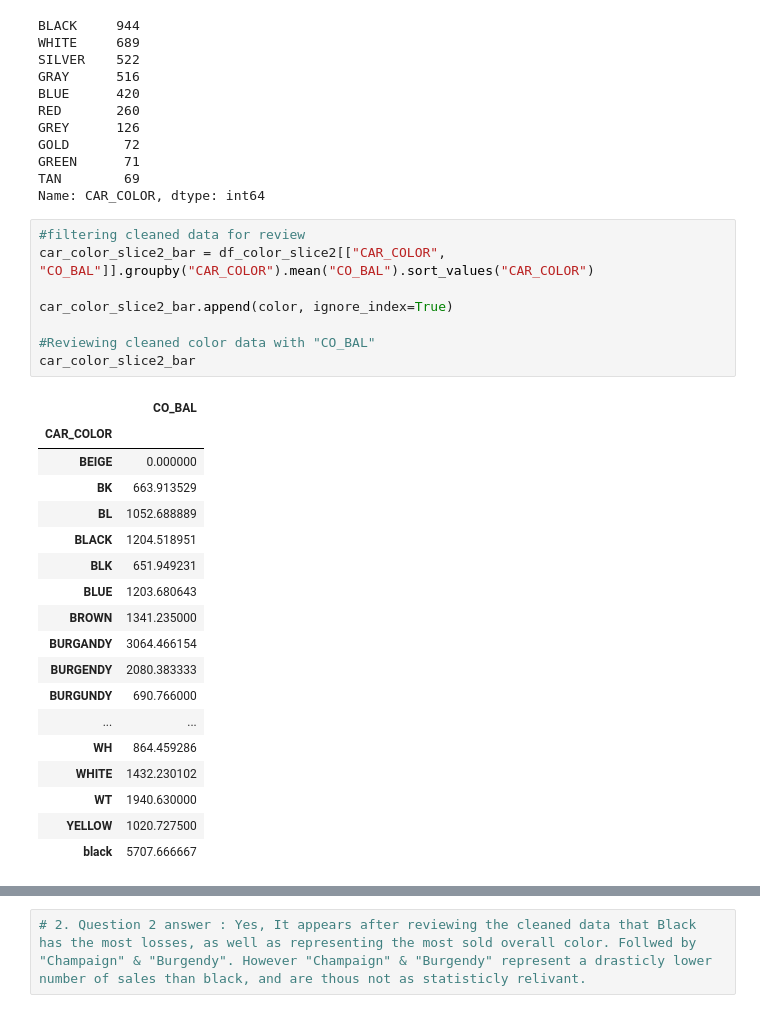
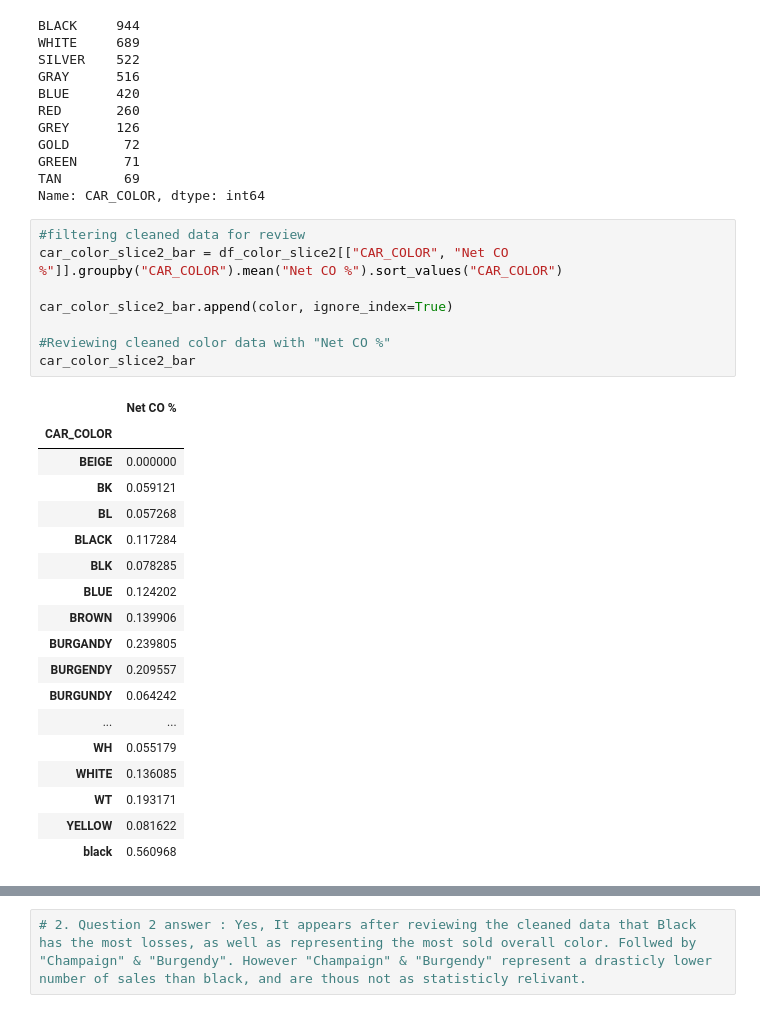
Before and after one commit to TylerShubert/Carvant_Test_data_analysis, a Jupyter notebook: Carvant.ipynb, the cells around one changed output, grey strips where cells are left out. Cells and saved outputs as stored; diff of their text form.

```diff
--- a/Carvant.ipynb
+++ b/Carvant.ipynb
@@ -398,29 +398,29 @@ TAN        69
 Name: CAR_COLOR, dtype: int64
 # %%
 #filtering cleaned data for review
-car_color_slice2_bar = df_color_slice2[["CAR_COLOR", "CO_BAL"]].groupby("CAR_COLOR").mean("CO_BAL").sort_values("CAR_COLOR")
+car_color_slice2_bar = df_color_slice2[["CAR_COLOR", "Net CO %"]].groupby("CAR_COLOR").mean("Net CO %").sort_values("CAR_COLOR")
 
 car_color_slice2_bar.append(color, ignore_index=True)
 
-#Reviewing cleaned color data with "CO_BAL"
+#Reviewing cleaned color data with "Net CO %"
 car_color_slice2_bar
 # %% [output]
-|  | CO_BAL |
+|  | Net CO % |
 | CAR_COLOR |  |
 | BEIGE | 0.000000 |
-| BK | 663.913529 |
-| BL | 1052.688889 |
-| BLACK | 1204.518951 |
-| BLK | 651.949231 |
-| BLUE | 1203.680643 |
-| BROWN | 1341.235000 |
-| BURGANDY | 3064.466154 |
-| BURGENDY | 2080.383333 |
-| BURGUNDY | 690.766000 |
+| BK | 0.059121 |
+| BL | 0.057268 |
+| BLACK | 0.117284 |
+| BLK | 0.078285 |
+| BLUE | 0.124202 |
+| BROWN | 0.139906 |
+| BURGANDY | 0.239805 |
+| BURGENDY | 0.209557 |
+| BURGUNDY | 0.064242 |
 | ... | ... |
-| WH | 864.459286 |
-| WHITE | 1432.230102 |
-| WT | 1940.630000 |
-| YELLOW | 1020.727500 |
-| black | 5707.666667 |
+| WH | 0.055179 |
+| WHITE | 0.136085 |
+| WT | 0.193171 |
+| YELLOW | 0.081622 |
+| black | 0.560968 |
 # %%
```
Also changed, not shown: parts of 15 cells of this notebook, 8 other files.
